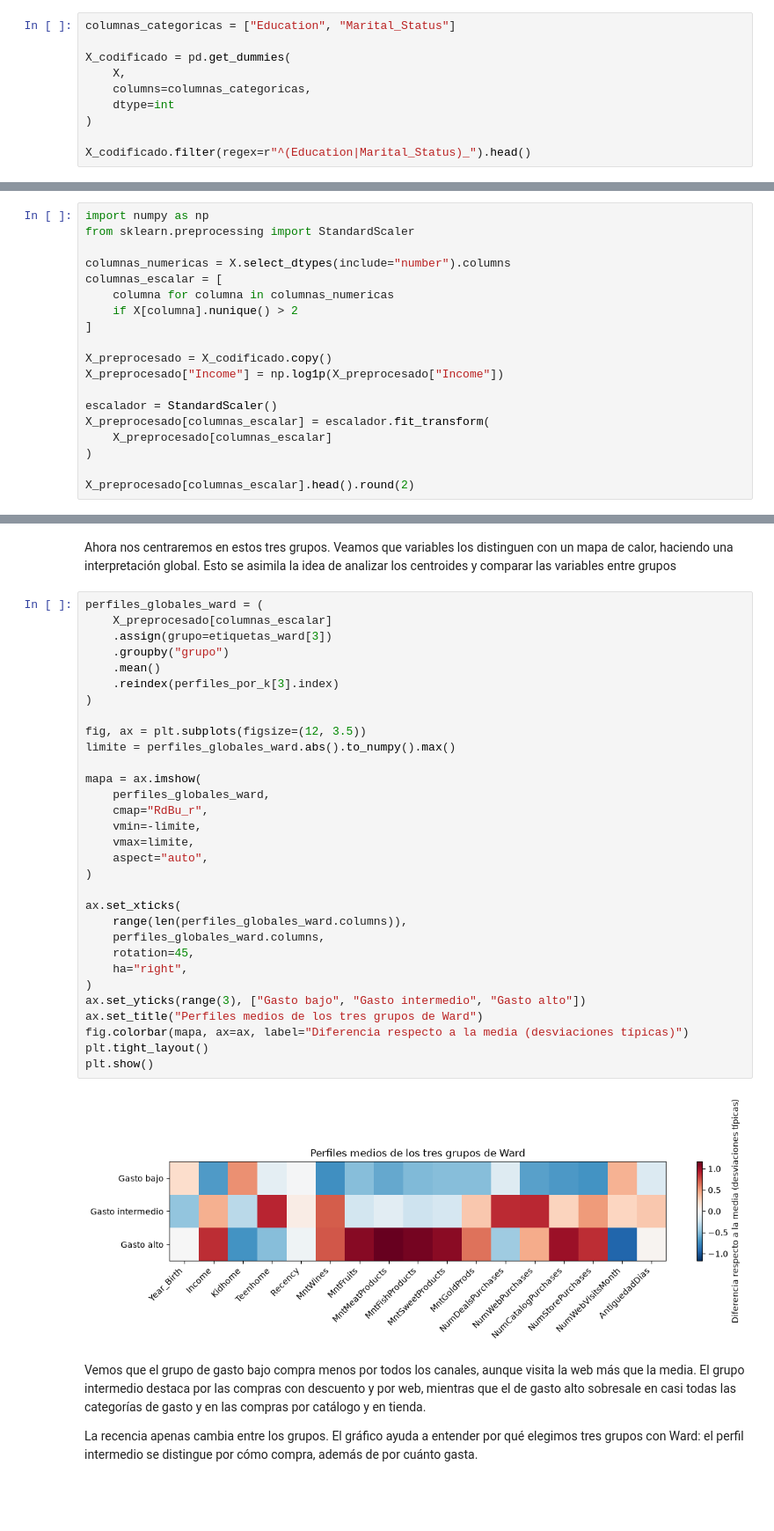
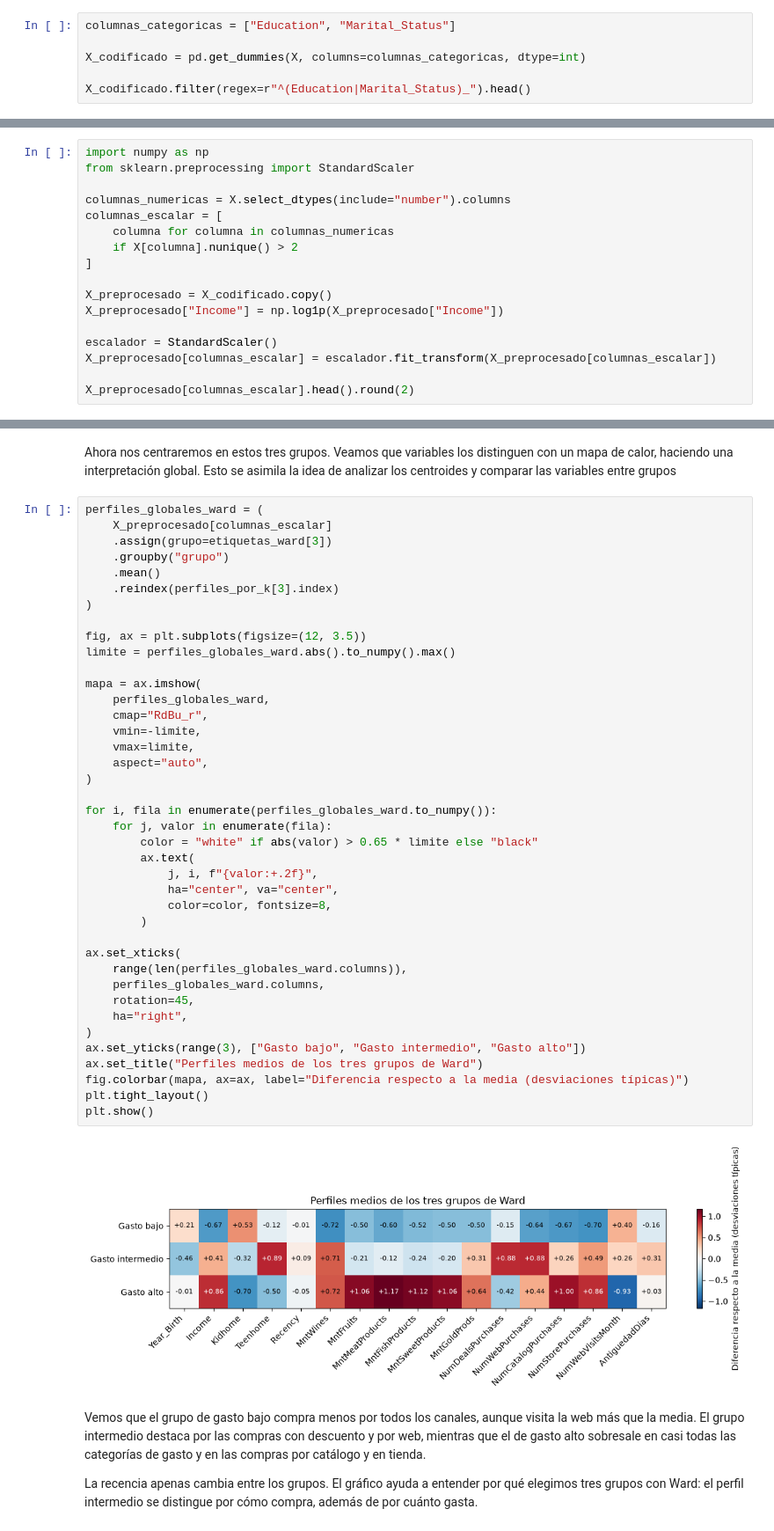
Before and after one commit to anton-p0g/proyecto-clustering, a Jupyter notebook: practicaClustering.ipynb, the cells around one changed output, grey strips where cells are left out. Shown at 88% size. Cells and saved outputs as stored; diff of their text form; blank space fills up the shorter version.

```diff
--- a/practicaClustering.ipynb
+++ b/practicaClustering.ipynb
@@ -229,11 +233,7 @@ Como hemos visto, tenemos variables categóricas. Hace falta codificarlas en var
 # %%
 columnas_categoricas = ["Education", "Marital_Status"]
 
-X_codificado = pd.get_dummies(
-    X,
-    columns=columnas_categoricas,
-    dtype=int
-)
+X_codificado = pd.get_dummies(X, columns=columnas_categoricas, dtype=int)
 
 X_codificado.filter(regex=r"^(Education|Marital_Status)_").head()
 # %% [output]
@@ -259,9 +259,7 @@ X_preprocesado = X_codificado.copy()
 X_preprocesado["Income"] = np.log1p(X_preprocesado["Income"])
 
 escalador = StandardScaler()
-X_preprocesado[columnas_escalar] = escalador.fit_transform(
-    X_preprocesado[columnas_escalar]
-)
+X_preprocesado[columnas_escalar] = escalador.fit_transform(X_preprocesado[columnas_escalar])
 
 X_preprocesado[columnas_escalar].head().round(2)
 # %% [output]
@@ -776,34 +783,43 @@ perfiles_globales_ward = (
     X_preprocesado[columnas_escalar]
     .assign(grupo=etiquetas_ward[3])
     .groupby("grupo")
     .mean()
     .reindex(perfiles_por_k[3].index)
 )
 
 fig, ax = plt.subplots(figsize=(12, 3.5))
 limite = perfiles_globales_ward.abs().to_numpy().max()
 
 mapa = ax.imshow(
     perfiles_globales_ward,
     cmap="RdBu_r",
     vmin=-limite,
     vmax=limite,
     aspect="auto",
 )
 
+for i, fila in enumerate(perfiles_globales_ward.to_numpy()):
+    for j, valor in enumerate(fila):
+        color = "white" if abs(valor) > 0.65 * limite else "black"
+        ax.text(
+            j, i, f"{valor:+.2f}",
+            ha="center", va="center",
+            color=color, fontsize=8,
+        )
+
 ax.set_xticks(
     range(len(perfiles_globales_ward.columns)),
     perfiles_globales_ward.columns,
     rotation=45,
     ha="right",
 )
 ax.set_yticks(range(3), ["Gasto bajo", "Gasto intermedio", "Gasto alto"])
 ax.set_title("Perfiles medios de los tres grupos de Ward")
 fig.colorbar(mapa, ax=ax, label="Diferencia respecto a la media (desviaciones típicas)")
 plt.tight_layout()
 plt.show()
 # %% [output]
-[figure, old version]
+[figure, new version]
 # %% [markdown]
 Vemos que el grupo de gasto bajo compra menos por todos los canales, aunque visita la web más que la media. El grupo intermedio destaca por las compras con descuento y por web, mientras que el de gasto alto sobresale en casi todas las categorías de gasto y en las compras por catálogo y en tienda.
 
```
Also changed, not shown: parts of 9 cells of this notebook.
